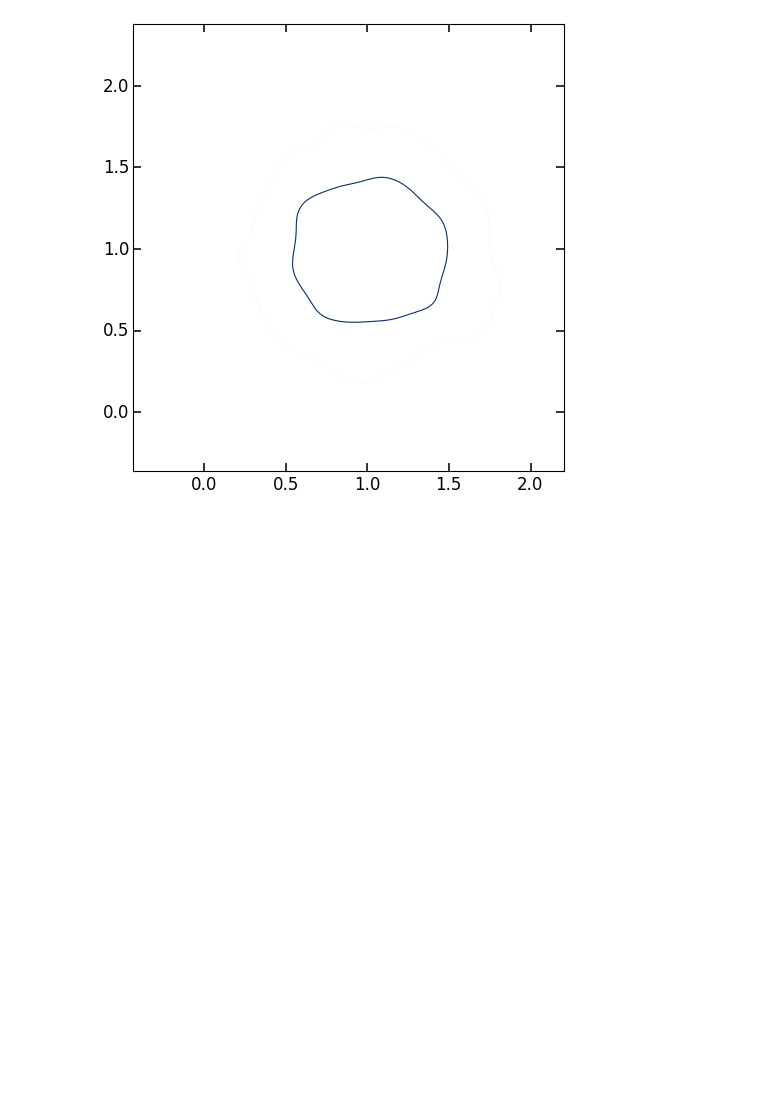
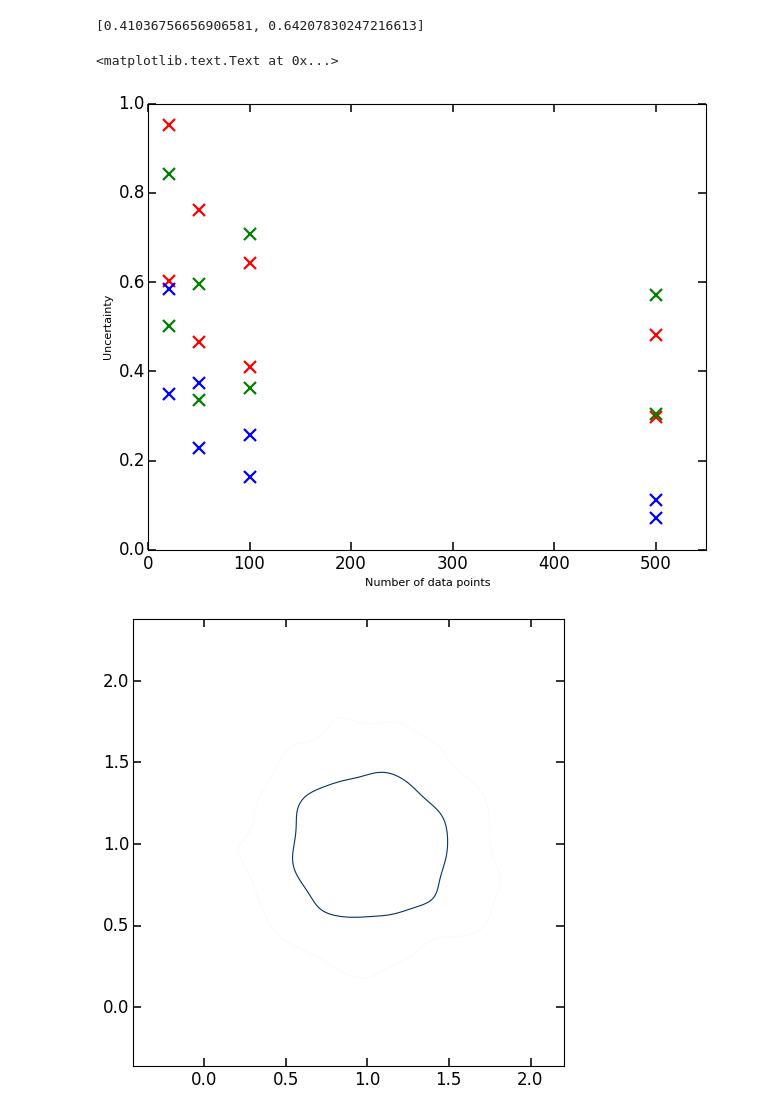
Before and after one commit to karenyyng/galaxy_DM_offset, a Jupyter notebook: code/analyses/fig2_grids.ipynb, the cells around one changed output. Saved outputs shown, nothing was run; the diff lists cells and outputs as text; code cells hidden in the pictures; blank space fills up the shorter version.

```diff
--- a/code/analyses/fig2_grids.ipynb
+++ b/code/analyses/fig2_grids.ipynb
@@ -33,3 +73,15 @@ array([ 0.5362885 ,  0.07548152])
+# %%
+err["100"]["KDE"].values()
+# %% [output]
+[0.41036756656906581, 0.64207830247216613]
+# %%
+ax.set_ylabel("Uncertainty", size="small")
+# %% [output]
+<matplotlib.text.Text at 0x...>
+# %%
+compare.plot_error_as_a_func_of_data_pts(f, "gauss")
+# %% [output]
+[figure, added]
 # %%
 fig = plt.figure()
 ax = fig.add_subplot(111, aspect='equal')
```
Also changed, not shown: parts of 18 cells of this notebook, 2 other files.
